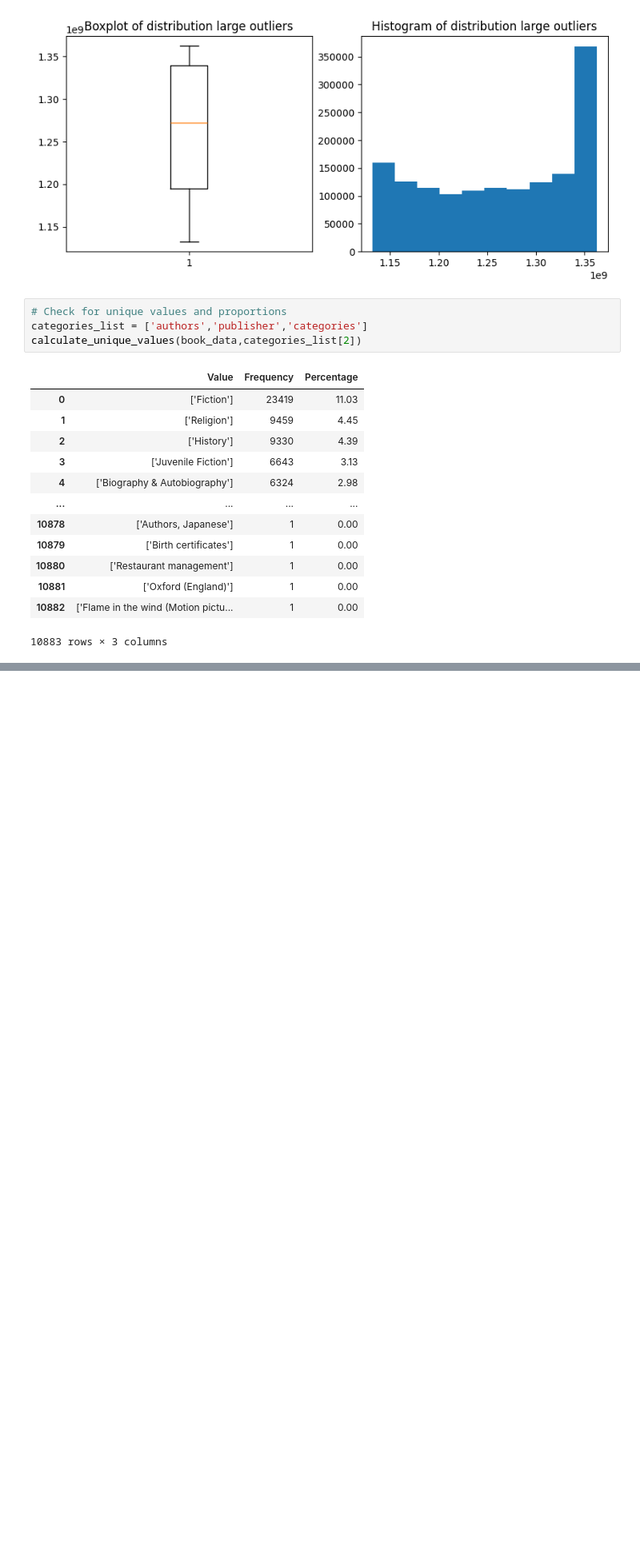
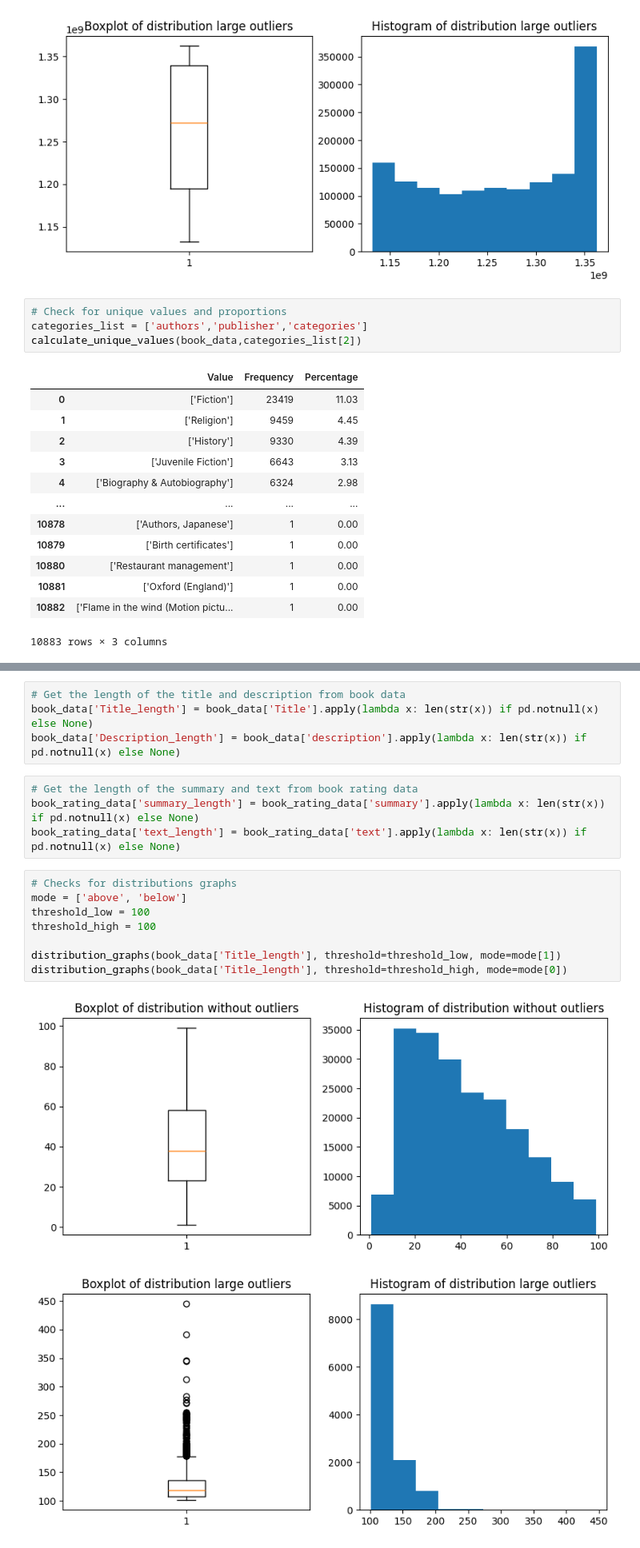
Before and after one commit to angelovarella/teste_a3, a Jupyter notebook: notebooks/EDA.ipynb, the cells around one changed output, grey strips where cells are left out. Shown at 80% size. Saved outputs shown, nothing was run; the diff lists cells and outputs as text; blank space fills up the shorter version.

```diff
--- a/notebooks/EDA.ipynb
+++ b/notebooks/EDA.ipynb
@@ -157,0 +162,19 @@ calculate_unique_values(book_rating_data,categories_list[2])
+# %%
+# Get the length of the title and description from book data
+book_data['Title_length'] = book_data['Title'].apply(lambda x: len(str(x)) if pd.notnull(x) else None)
+book_data['Description_length'] = book_data['description'].apply(lambda x: len(str(x)) if pd.notnull(x) else None)
+# %%
+# Get the length of the summary and text from book rating data
+book_rating_data['summary_length'] = book_rating_data['summary'].apply(lambda x: len(str(x)) if pd.notnull(x) else None)
+book_rating_data['text_length'] = book_rating_data['text'].apply(lambda x: len(str(x)) if pd.notnull(x) else None)
+# %%
+# Checks for distributions graphs
+mode = ['above', 'below']
+threshold_low = 100
+threshold_high = 100
+
+distribution_graphs(book_data['Title_length'], threshold=threshold_low, mode=mode[1])
+distribution_graphs(book_data['Title_length'], threshold=threshold_high, mode=mode[0])
+# %% [output]
+[figure, added]
+[figure, added]
```
Also changed, not shown: parts of 10 cells of this notebook.
